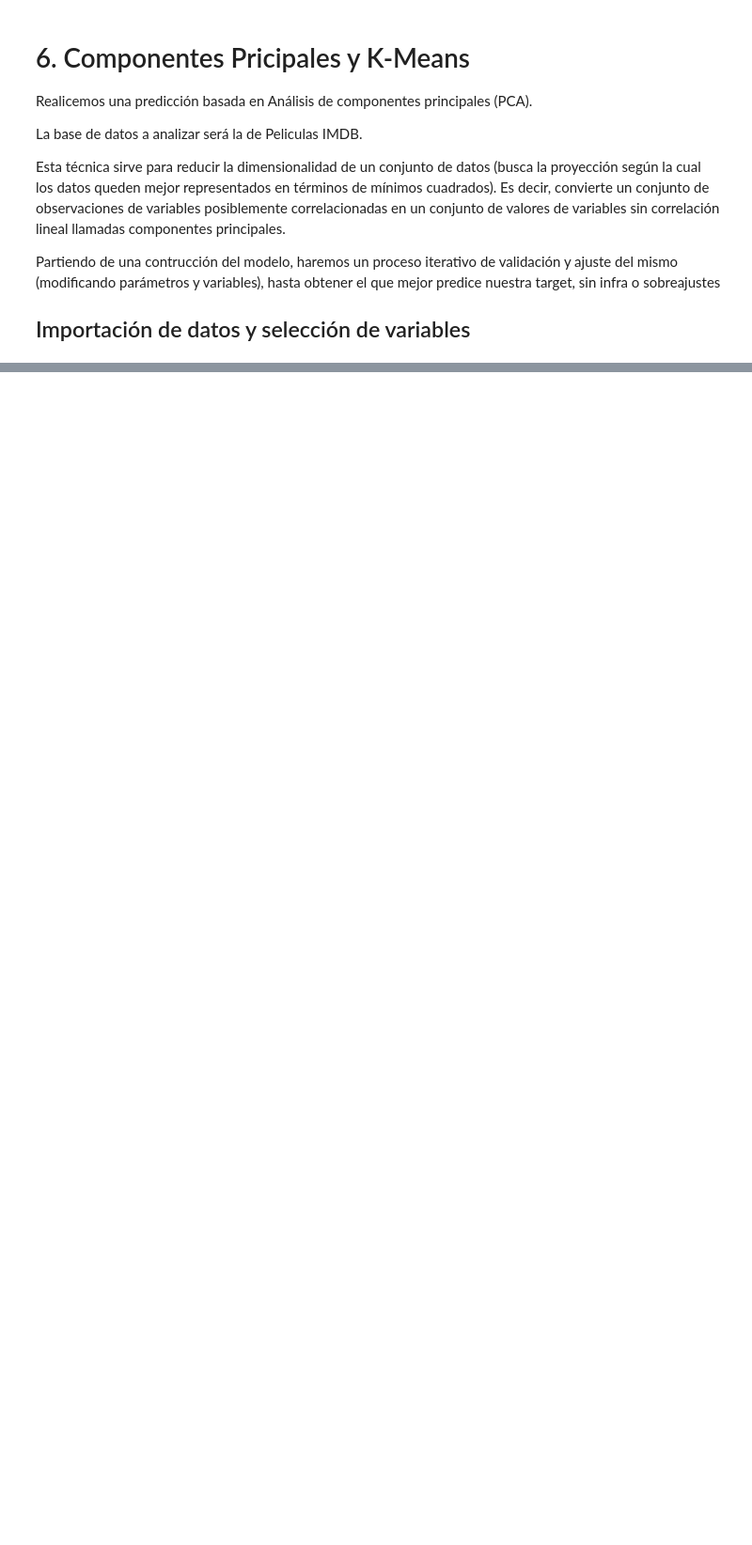
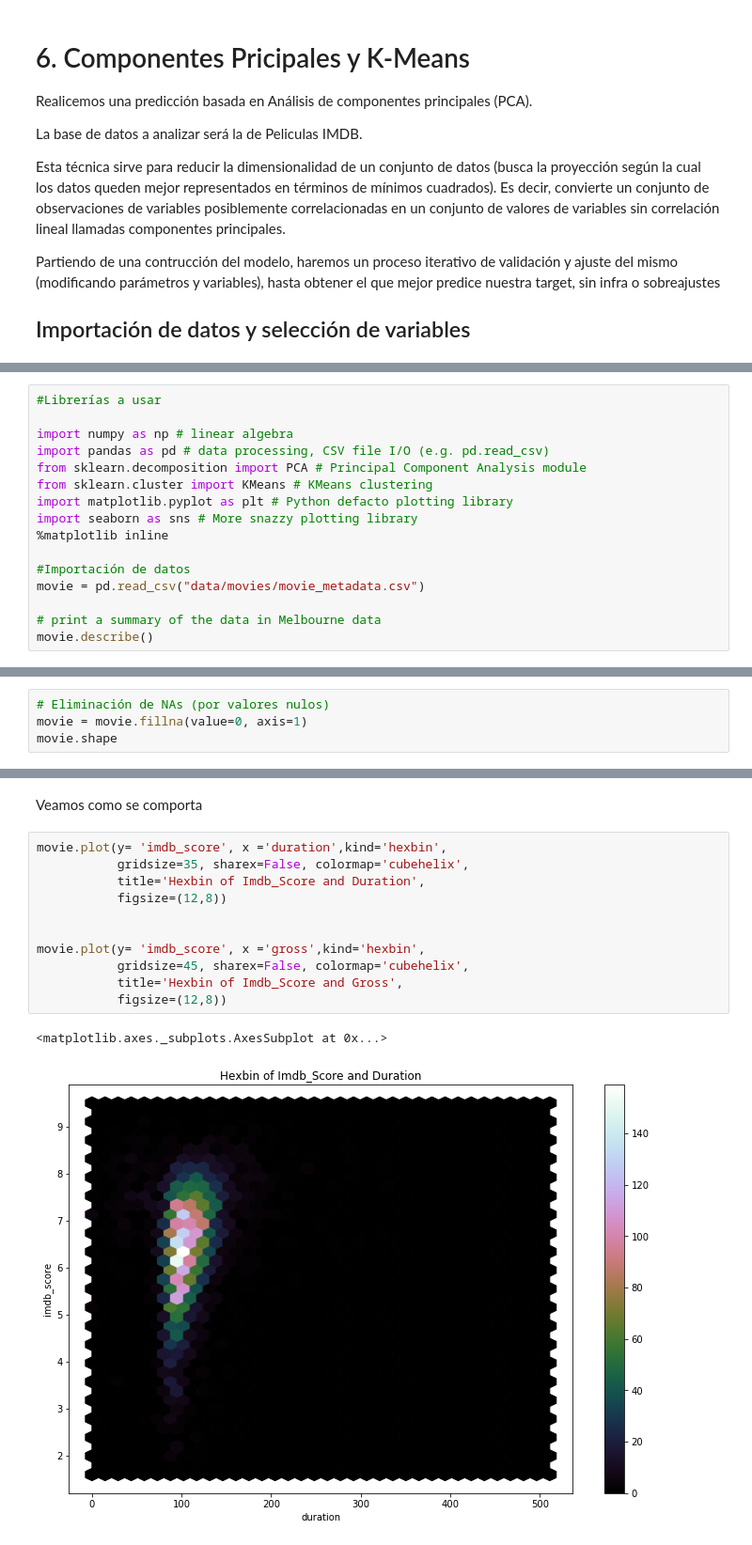
Before and after one commit to mmartglez/python_machine_learning, a Jupyter notebook: 6. Componentes Principales y K-Means.ipynb, the cells around one changed output, grey strips where cells are left out. Shown at 94% size. Cells and saved outputs as stored; diff of their text form; blank space fills up the shorter version.

```diff
--- a/6. Componentes Principales y K-Means.ipynb
+++ b/6. Componentes Principales y K-Means.ipynb
@@ -210,0 +13,16 @@ En efecto, vemos que el error cometido puede ser un poco más grande, pero es pr
+# %%
+#Librerías a usar
+
+import numpy as np # linear algebra
+import pandas as pd # data processing, CSV file I/O (e.g. pd.read_csv)
+from sklearn.decomposition import PCA # Principal Component Analysis module
+from sklearn.cluster import KMeans # KMeans clustering
+import matplotlib.pyplot as plt # Python defacto plotting library
+import seaborn as sns # More snazzy plotting library
+%matplotlib inline
+
+#Importación de datos
+movie = pd.read_csv("data/movies/movie_metadata.csv")
+
+# print a summary of the data in Melbourne data
+movie.describe()
@@ -210,0 +57,4 @@ En efecto, vemos que el error cometido puede ser un poco más grande, pero es pr
+# %%
+# Eliminación de NAs (por valores nulos)
+movie = movie.fillna(value=0, axis=1)
+movie.shape
@@ -210,0 +86,16 @@ En efecto, vemos que el error cometido puede ser un poco más grande, pero es pr
+# %% [markdown]
+Veamos como se comporta
+# %%
+movie.plot(y= 'imdb_score', x ='duration',kind='hexbin',
+           gridsize=35, sharex=False, colormap='cubehelix',
+           title='Hexbin of Imdb_Score and Duration',
+           figsize=(12,8))
+
+
+movie.plot(y= 'imdb_score', x ='gross',kind='hexbin',
+           gridsize=45, sharex=False, colormap='cubehelix',
+           title='Hexbin of Imdb_Score and Gross',
+           figsize=(12,8))
+# %% [output]
+<matplotlib.axes._subplots.AxesSubplot at 0x...>
+[figure, added]
```
Also changed, not shown: parts of 39 cells of this notebook, 5 other files.
